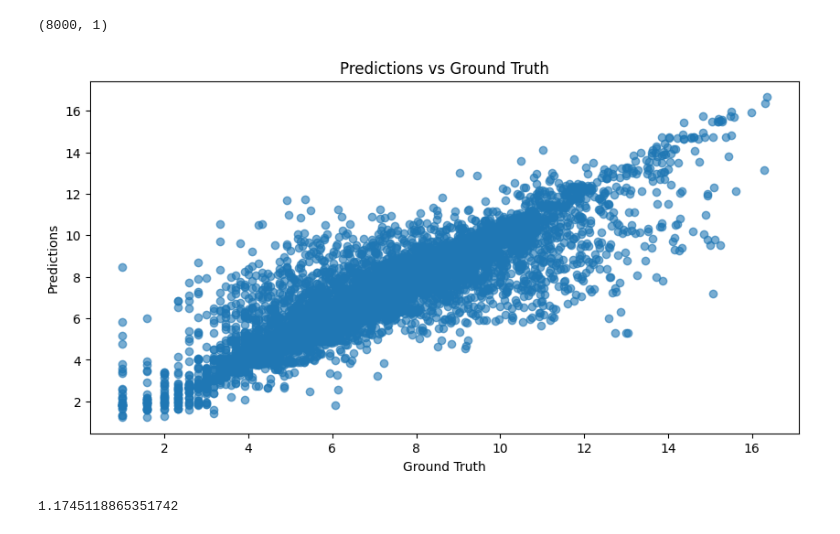
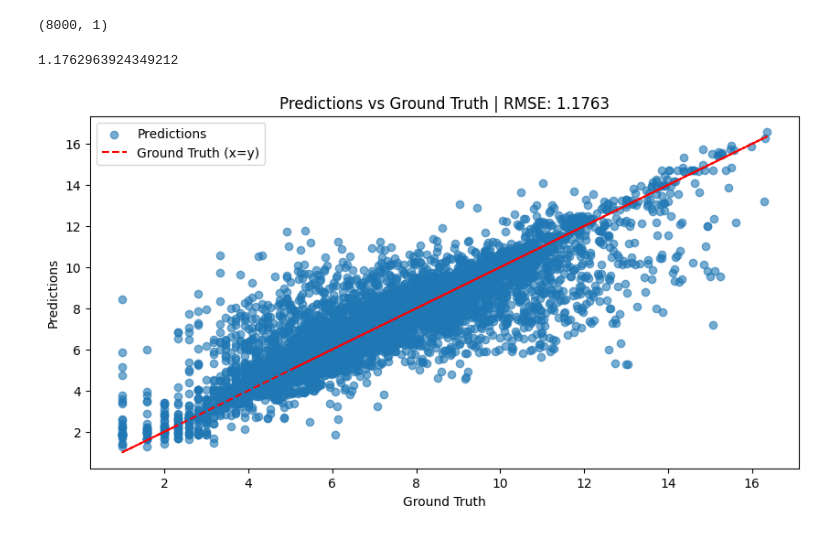
Before and after one commit to DanShlamovitz/Vision_TP_Final, a Jupyter notebook: experiments/XGB_and_PCA.ipynb, the cells around one changed output. Drawn from its saved outputs; the diff is of its cells as text; code cells hidden in the pictures.

```diff
--- a/experiments/XGB_and_PCA.ipynb
+++ b/experiments/XGB_and_PCA.ipynb
@@ -250,26 +250,27 @@ test_loader = DataLoader(test_dataset, batch_size=32, shuffle=True)
 # %%
 model.eval()
 with torch.no_grad():
     val_preds = []
     val_truth = []
     for x1, x2, y in test_loader:
         preds = model(x1, x2).squeeze().numpy()
         val_preds.extend(preds)
         val_truth.extend(y.squeeze().numpy())
 
+#cal;culate the rmse
+from sklearn.metrics import mean_squared_error
+from math import sqrt
+rmse = sqrt(mean_squared_error(val_truth, val_preds))
+print(rmse)
+
 plt.figure(figsize=(10, 5))
-plt.scatter(val_truth, val_preds, alpha=0.6)
+plt.scatter(val_truth, val_preds, alpha=0.6, label='Predictions')
+plt.plot(val_truth, val_truth, color='red', linestyle='--', label='Ground Truth (x=y)')  # Ground truth line
 plt.xlabel('Ground Truth')
 plt.ylabel('Predictions')
-plt.title('Predictions vs Ground Truth')
+plt.title('Predictions vs Ground Truth | RMSE: {:.4f}'.format(rmse))
+plt.legend()
 plt.show()
 # %% [output]
+1.1762963924349212
-[figure, old version]
+[figure, new version]
-# %%
-#cal;culate the rmse
-from sklearn.metrics import mean_squared_error
-from math import sqrt
-rmse = sqrt(mean_squared_error(val_truth, val_preds))
-print(rmse)
-# %% [output]
-1.1745118865351742
```
Also changed, not shown: parts of 2 cells of this notebook, 13 other files.
